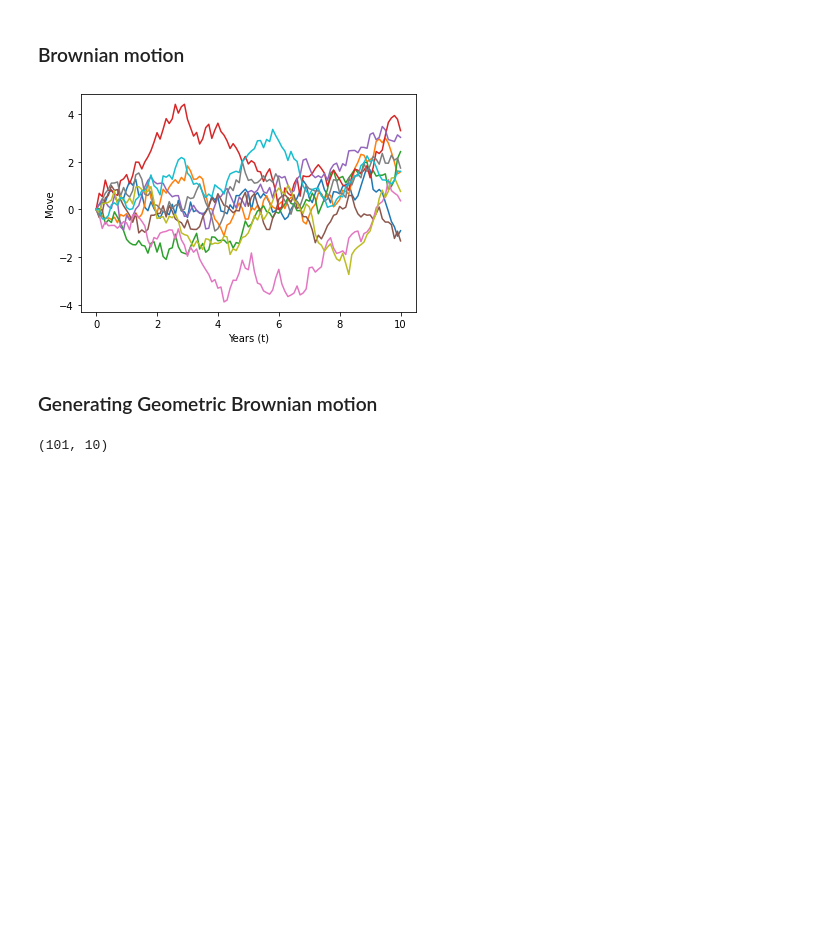
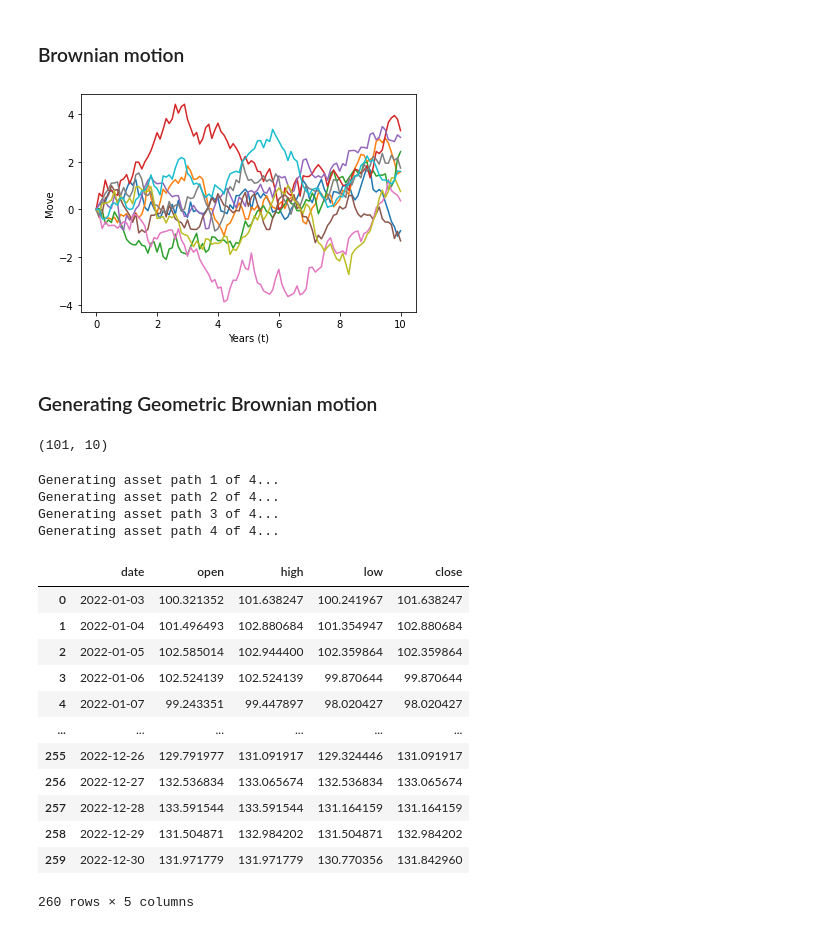
Before and after one commit to GariZabaleta/Brownian_motion, a Jupyter notebook: Brownian_Motion.ipynb, the cells around one changed output. Saved outputs shown, nothing was run; the diff lists cells and outputs as text; code cells hidden in the pictures; blank space fills up the shorter version.

```diff
--- a/Brownian_Motion.ipynb
+++ b/Brownian_Motion.ipynb
@@ -335,25 +335,12 @@ class GeometricBrownianMotionAssetSimulator:
         self._append_path_to_data(data, path)
 
 
-@click.command()
-@click.option('--num-assets', 'num_assets', default='1', help='Number of separate assets to generate files for')
-@click.option('--random-seed', 'random_seed', default='42', help='Random seed to set for both Python and NumPy for reproducibility')
-@click.option('--start-date', 'start_date', default=None, help='The starting date for generating the synthetic data in YYYY-MM-DD format')
-@click.option('--end-date', 'end_date', default=None, help='The starting date for generating the synthetic data in YYYY-MM-DD format')
-@click.option('--output-dir', 'output_dir', default=None, help='The location to output the synthetic data CSV file to')
-@click.option('--symbol-length', 'symbol_length', default='5', help='The length of the asset symbol using uppercase ASCII characters')
-@click.option('--init-price', 'init_price', default='100.0', help='The initial stock price to use')
-@click.option('--mu', 'mu', default='0.1', help='The drift parameter, \mu for the GBM SDE')
-@click.option('--sigma', 'sigma', default='0.3', help='The volatility parameter, \sigma for the GBM SDE')
-@click.option('--pareto-shape', 'pareto_shape', default='1.5', help='The shape of the Pareto distribution simulating the trading volume')
-def cli(num_assets, random_seed, start_date, end_date, output_dir, symbol_length, init_price, mu, sigma, pareto_shape):
+def cli(num_assets, random_seed, start_date, end_date, init_price, mu, sigma):
     num_assets = int(num_assets)
     random_seed = int(random_seed)
-    symbol_length = int(symbol_length)
     init_price = float(init_price)
     mu = float(mu)
     sigma = float(sigma)
-    pareto_shape = float(pareto_shape)
 
     # Need to seed both Python and NumPy separately
     random.seed(random_seed)
@@ -362,20 +349,43 @@ def cli(num_assets, random_seed, start_date, end_date, output_dir, symbol_length
     gbmas = GeometricBrownianMotionAssetSimulator(
         start_date,
         end_date,
-        output_dir,
-        symbol_length,
         init_price,
         mu,
         sigma,
-        pareto_shape
     )
 
     # Create num_assets files by repeatedly calling
     # the instantiated class
     for i in range(num_assets):
         print('Generating asset path %d of %d...' % (i+1, num_assets))
-        gbmas()
 
+    return gbmas
 
 if __name__ == "__main__":
-    cli()
+     a = cli(4,42,"2022-01-01","2022-12-31",100,0.1,0.2)
+# %% [output]
+Generating asset path 1 of 4...
+Generating asset path 2 of 4...
+Generating asset path 3 of 4...
+Generating asset path 4 of 4...
+# %%
+symbol = a._generate_random_symbol()
+data = a._create_empty_frame()
+path = a._create_geometric_brownian_motion(data)
+a._append_path_to_data(data, path)
+# %%
+data
+# %% [output]
+|  | date | open | high | low | close |
+| 0 | 2022-01-03 | 100.321352 | 101.638247 | 100.241967 | 101.638247 |
+| 1 | 2022-01-04 | 101.496493 | 102.880684 | 101.354947 | 102.880684 |
+| 2 | 2022-01-05 | 102.585014 | 102.944400 | 102.359864 | 102.359864 |
+| 3 | 2022-01-06 | 102.524139 | 102.524139 | 99.870644 | 99.870644 |
+| 4 | 2022-01-07 | 99.243351 | 99.447897 | 98.020427 | 98.020427 |
+| ... | ... | ... | ... | ... | ... |
+| 255 | 2022-12-26 | 129.791977 | 131.091917 | 129.324446 | 131.091917 |
+| 256 | 2022-12-27 | 132.536834 | 133.065674 | 132.536834 | 133.065674 |
+| 257 | 2022-12-28 | 133.591544 | 133.591544 | 131.164159 | 131.164159 |
+| 258 | 2022-12-29 | 131.504871 | 132.984202 | 131.504871 | 132.984202 |
+| 259 | 2022-12-30 | 131.971779 | 131.971779 | 130.770356 | 131.842960 |
+260 rows × 5 columns
```
